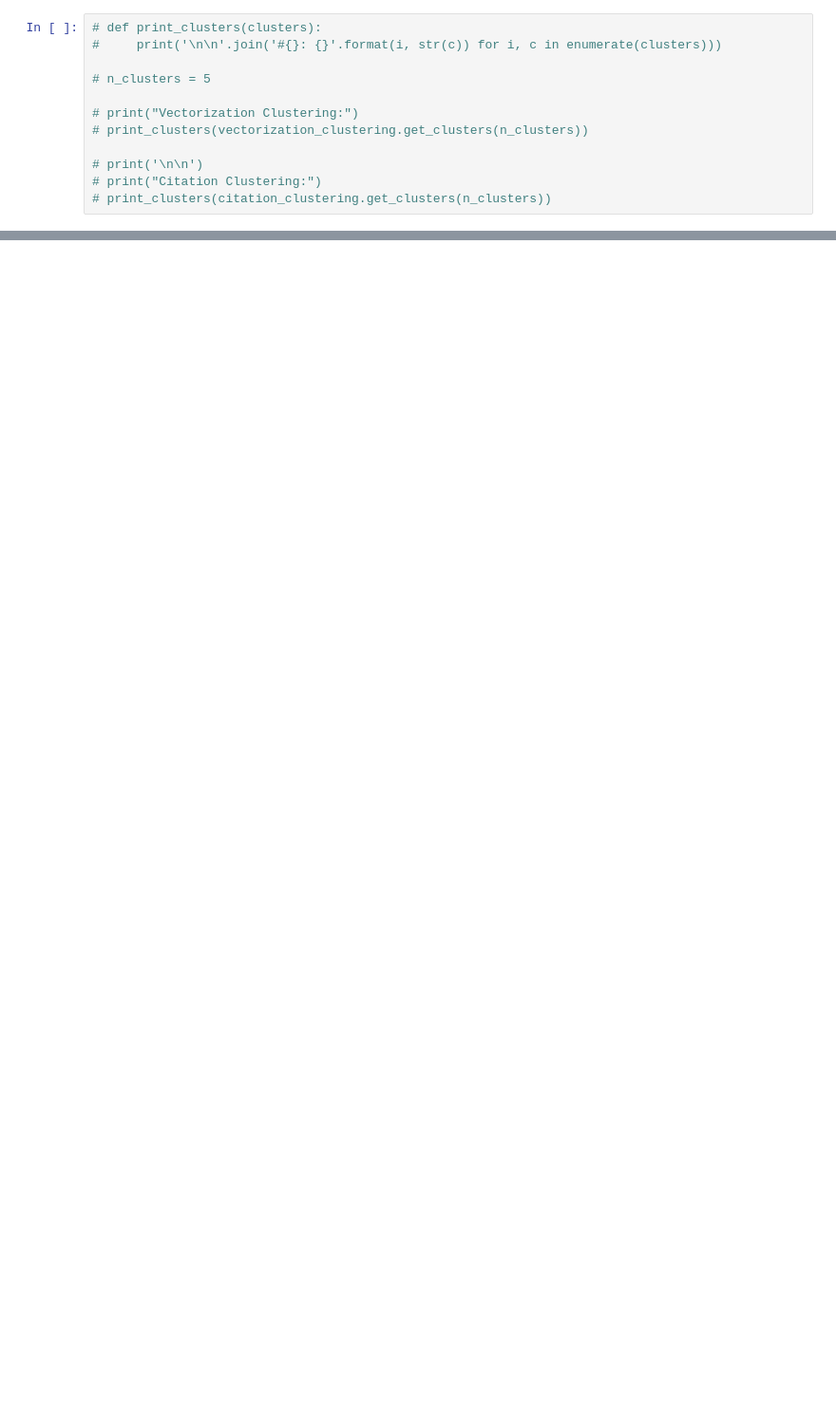
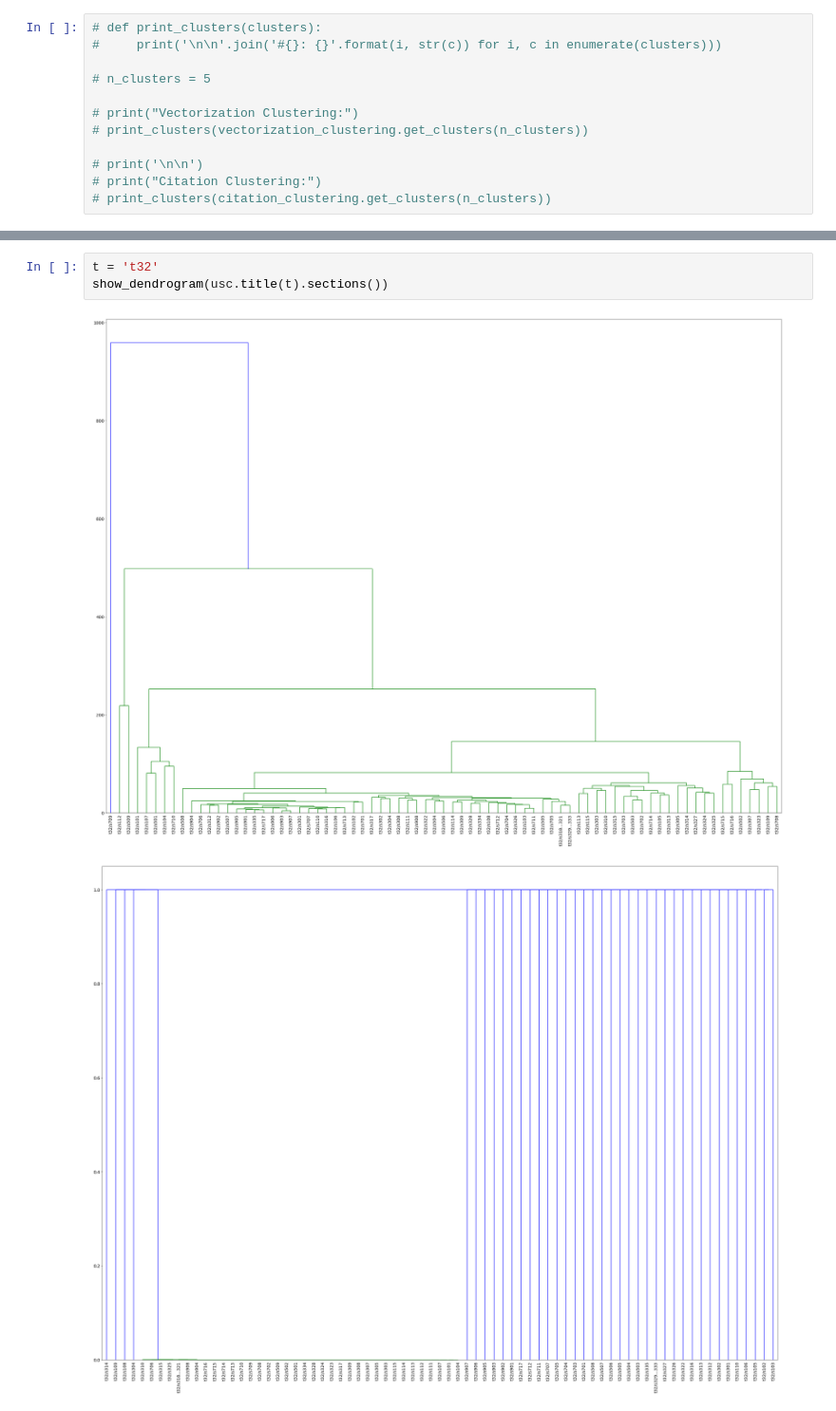
Before and after one commit to zhihao-liu/uscode-analysis, a Jupyter notebook: examples/cluster.ipynb, the cells around one changed output, grey strips where cells are left out. Shown at 95% size. Cells and saved outputs as stored; diff of their text form; blank space fills up the shorter version.

```diff
--- a/examples/cluster.ipynb
+++ b/examples/cluster.ipynb
@@ -99,0 +72,6 @@ show_dendrogram(section_lists[2])
+# %%
+t = 't32'
+show_dendrogram(usc.title(t).sections())
+# %% [output]
+[figure, added]
+[figure, added]
```
Also changed, not shown: parts of 13 cells of this notebook, 3 other files.
